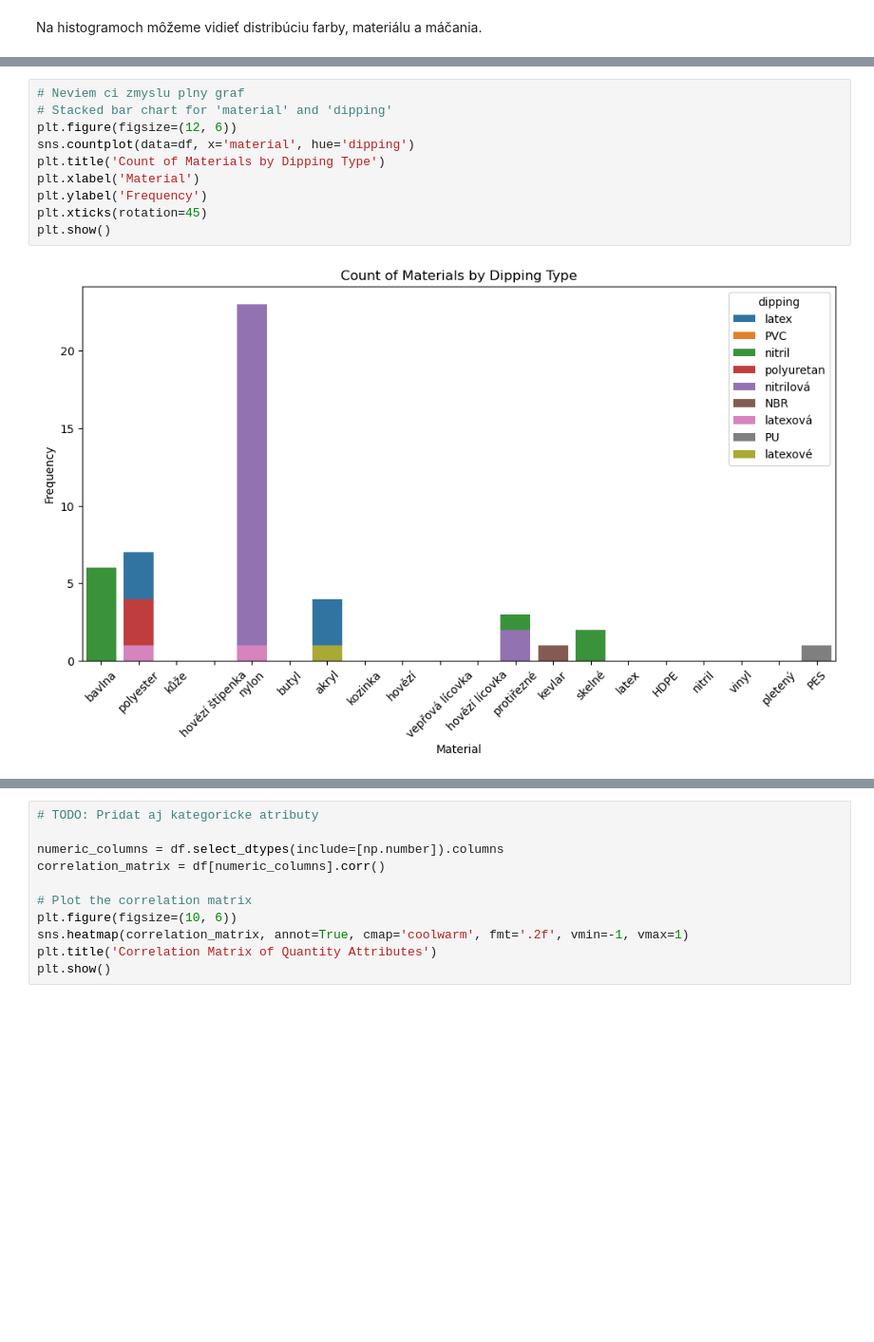
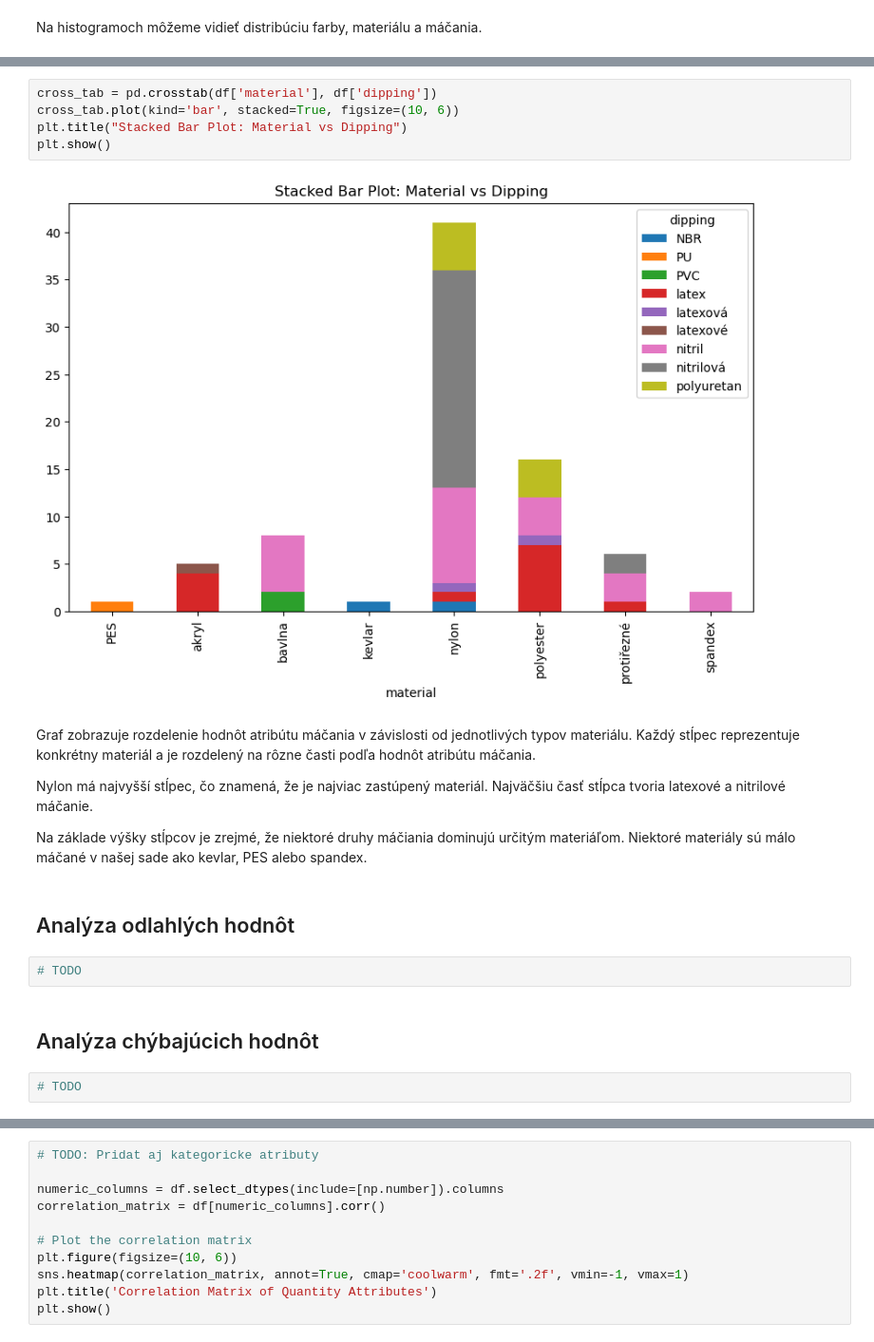
Before and after one commit to Adam-K2/upa-project, a Jupyter notebook: projekt_3/upa_3.ipynb, the cells around one changed output, grey strips where cells are left out. Shown at 95% size. Cells and saved outputs as stored; diff of their text form; blank space fills up the shorter version.

```diff
--- a/projekt_3/upa_3.ipynb
+++ b/projekt_3/upa_3.ipynb
@@ -267,12 +276,21 @@ Druhý graf obsahuje zmysluplnejšie hodnoty, kde môžeme vidieť, že cena sa
 # %%
-# Neviem ci zmyslu plny graf
-# Stacked bar chart for 'material' and 'dipping'
-plt.figure(figsize=(12, 6))
-sns.countplot(data=df, x='material', hue='dipping')
-plt.title('Count of Materials by Dipping Type')
-plt.xlabel('Material')
-plt.ylabel('Frequency')
-plt.xticks(rotation=45)
+cross_tab = pd.crosstab(df['material'], df['dipping'])
+cross_tab.plot(kind='bar', stacked=True, figsize=(10, 6))
+plt.title("Stacked Bar Plot: Material vs Dipping")
 plt.show()
 # %% [output]
-[figure, old version]
+[figure, new version]
+# %% [markdown]
+Graf zobrazuje rozdelenie hodnôt atribútu máčania v závislosti od jednotlivých typov materiálu. Každý stĺpec reprezentuje konkrétny materiál a je rozdelený na rôzne časti podľa hodnôt atribútu máčania.
+
+Nylon má najvyšší stĺpec, čo znamená, že je najviac zastúpený materiál. Najväčšiu časť stĺpca tvoria latexové a nitrilové máčanie.
+
+Na základe výšky stĺpcov je zrejmé, že niektoré druhy máčiania dominujú určitým materiáľom. Niektoré materiály sú málo máčané v našej sade ako kevlar, PES alebo spandex.
+# %% [markdown]
+## Analýza odlahlých hodnôt
+# %%
+# TODO
+# %% [markdown]
+## Analýza chýbajúcich hodnôt
+# %%
+# TODO
```
Also changed, not shown: parts of 10 cells of this notebook.
